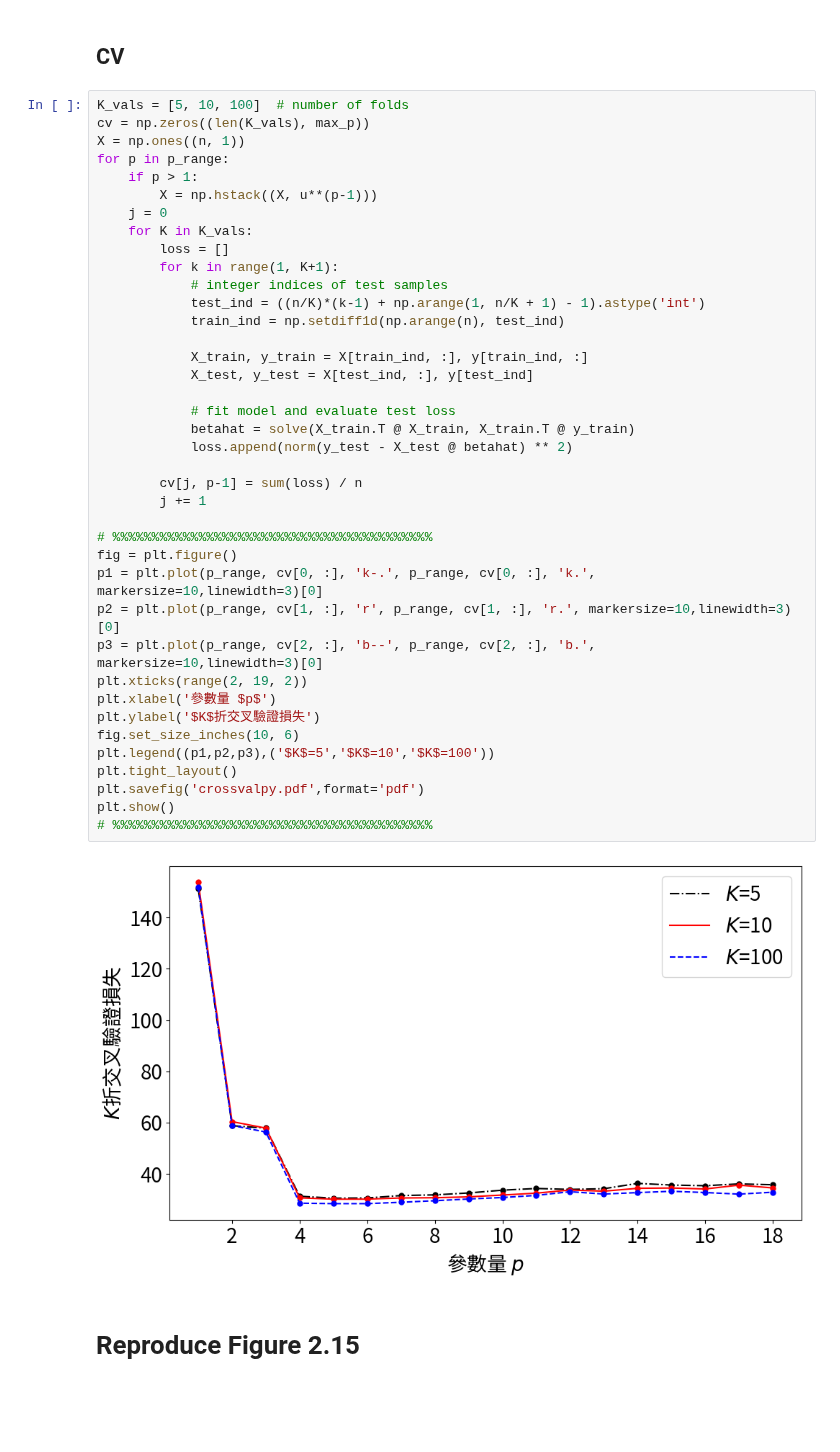
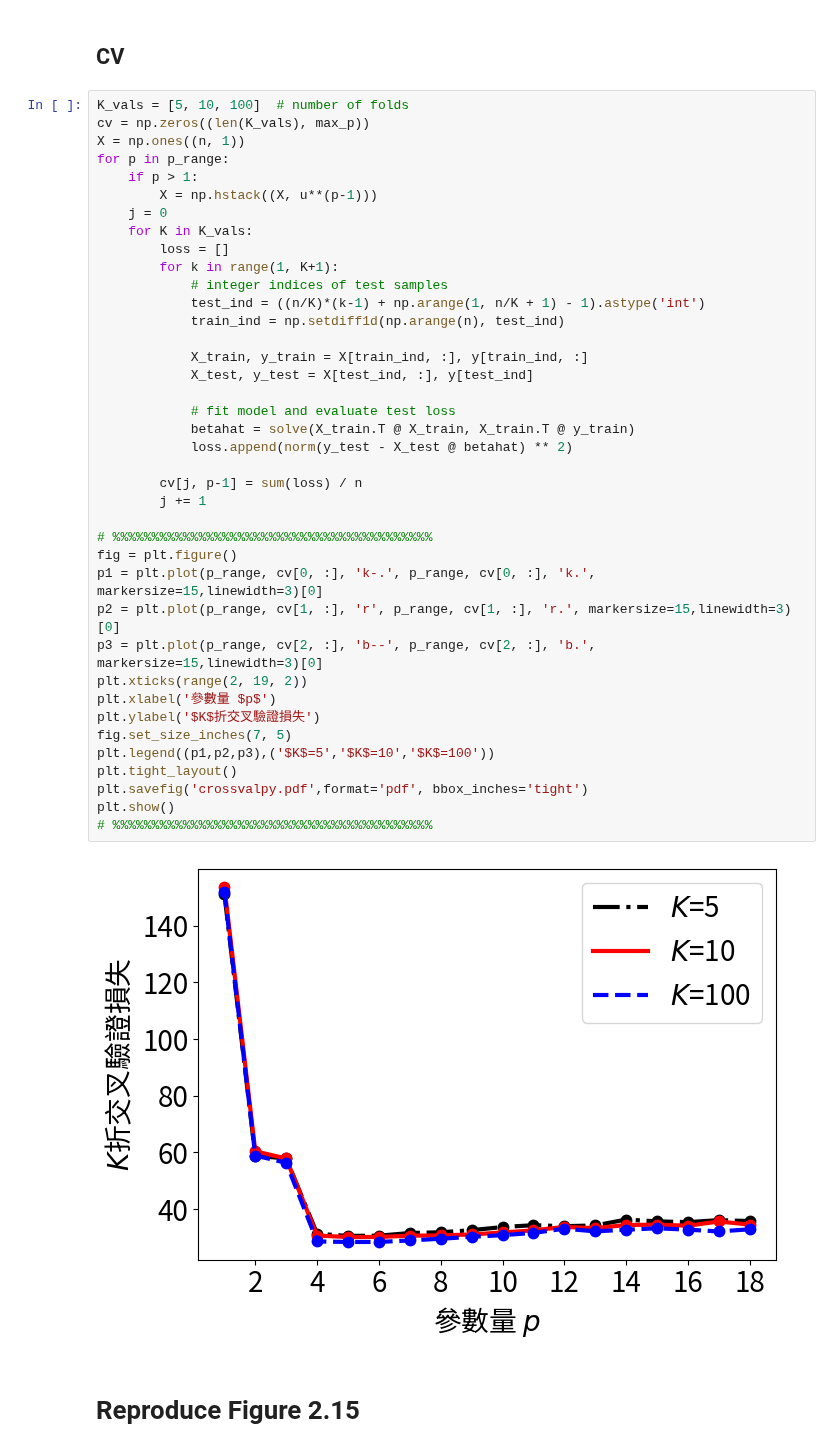
Before and after one commit to gnitnaw/Programs, a Jupyter notebook: Chapter2/DSML_Polynomial_Regression_TW.ipynb, the cells around one changed output. Cells and saved outputs as stored; diff of their text form; blank space fills up the shorter version.

```diff
--- a/Chapter2/DSML_Polynomial_Regression_TW.ipynb
+++ b/Chapter2/DSML_Polynomial_Regression_TW.ipynb
@@ -289,39 +289,39 @@ for p in p_range:
     if p > 1:
         X = np.hstack((X, u**(p-1)))
     j = 0
     for K in K_vals:
         loss = []
         for k in range(1, K+1):
             # integer indices of test samples
             test_ind = ((n/K)*(k-1) + np.arange(1, n/K + 1) - 1).astype('int')
             train_ind = np.setdiff1d(np.arange(n), test_ind)
 
             X_train, y_train = X[train_ind, :], y[train_ind, :]
             X_test, y_test = X[test_ind, :], y[test_ind]
 
             # fit model and evaluate test loss
             betahat = solve(X_train.T @ X_train, X_train.T @ y_train)
             loss.append(norm(y_test - X_test @ betahat) ** 2)
 
         cv[j, p-1] = sum(loss) / n
         j += 1
 
 # %%%%%%%%%%%%%%%%%%%%%%%%%%%%%%%%%%%%%%%%%
 fig = plt.figure()
-p1 = plt.plot(p_range, cv[0, :], 'k-.', p_range, cv[0, :], 'k.', markersize=10,linewidth=3)[0]
-p2 = plt.plot(p_range, cv[1, :], 'r', p_range, cv[1, :], 'r.', markersize=10,linewidth=3)[0]
-p3 = plt.plot(p_range, cv[2, :], 'b--', p_range, cv[2, :], 'b.', markersize=10,linewidth=3)[0]
+p1 = plt.plot(p_range, cv[0, :], 'k-.', p_range, cv[0, :], 'k.', markersize=15,linewidth=3)[0]
+p2 = plt.plot(p_range, cv[1, :], 'r', p_range, cv[1, :], 'r.', markersize=15,linewidth=3)[0]
+p3 = plt.plot(p_range, cv[2, :], 'b--', p_range, cv[2, :], 'b.', markersize=15,linewidth=3)[0]
 plt.xticks(range(2, 19, 2))
 plt.xlabel('參數量 $p$')
 plt.ylabel('$K$折交叉驗證損失')
-fig.set_size_inches(10, 6)
+fig.set_size_inches(7, 5)
 plt.legend((p1,p2,p3),('$K$=5','$K$=10','$K$=100'))
 plt.tight_layout()
-plt.savefig('crossvalpy.pdf',format='pdf')
+plt.savefig('crossvalpy.pdf',format='pdf', bbox_inches='tight')
 plt.show()
 # %%%%%%%%%%%%%%%%%%%%%%%%%%%%%%%%%%%%%%%%%
 # %% [output]
-[figure, old version]
+[figure, new version]
 # %% [markdown]
 # Reproduce Figure 2.15
 # %%
```
Also changed, not shown: parts of 2 cells of this notebook.
